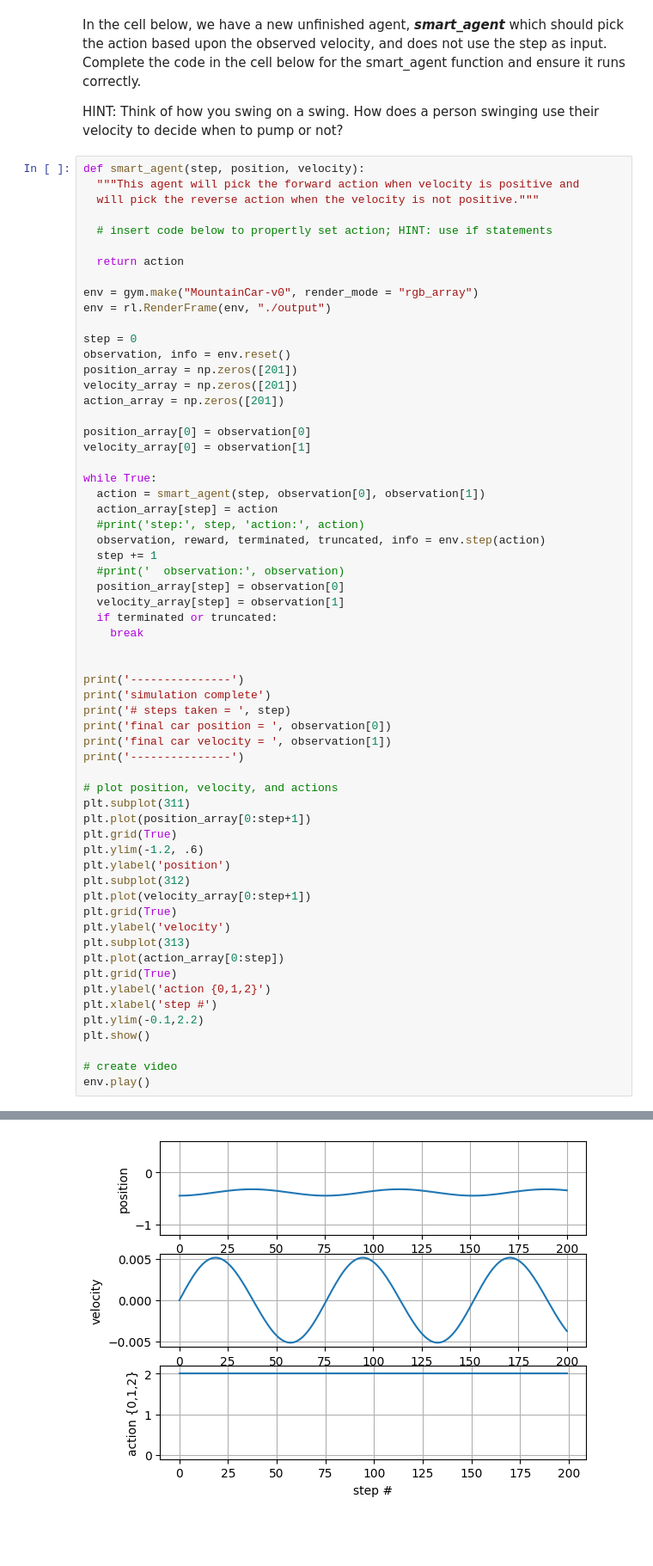
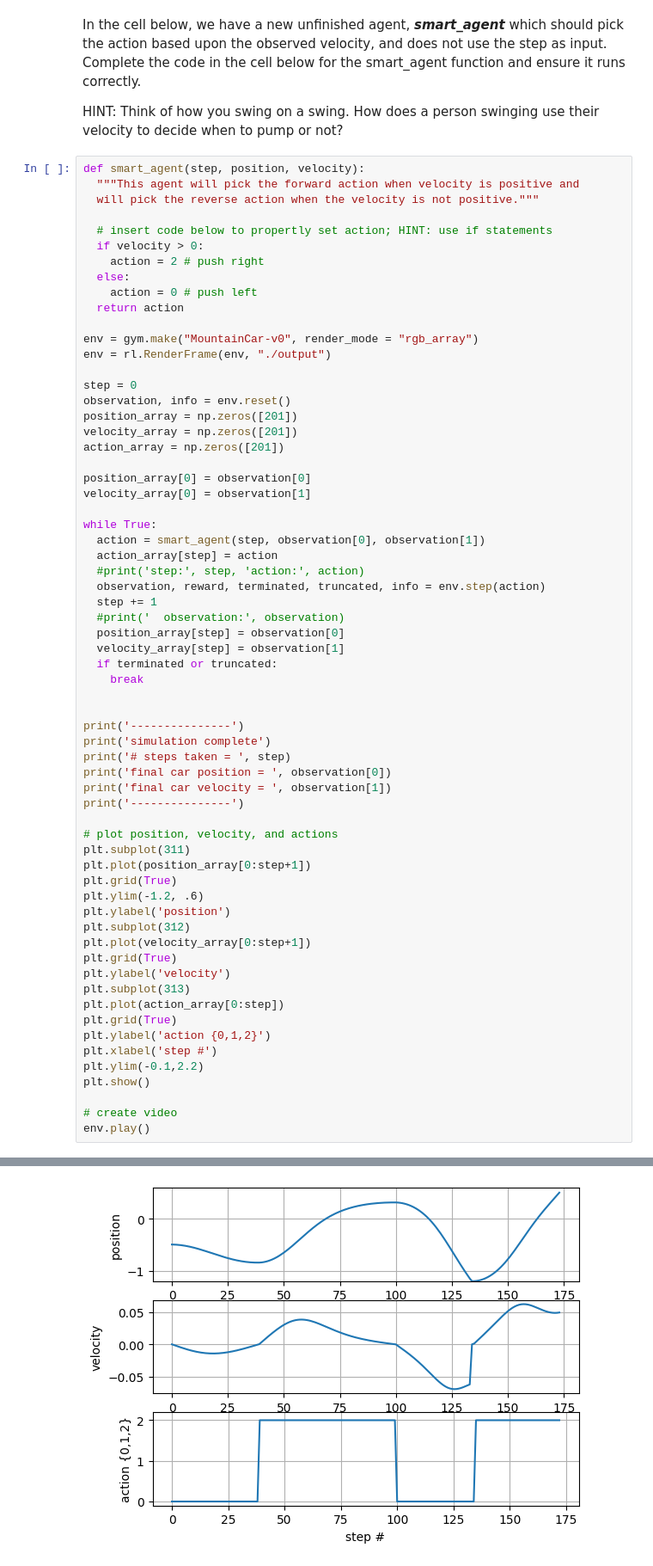
Before and after one commit to mmulready2/gymnasium_intro_mvm, a Jupyter notebook: gymnasium_intro.ipynb, the cells around one changed output, grey strips where cells are left out. Shown: that part at 86% size. Cells and saved outputs as stored; diff of their text form; blank space fills up the shorter version.

```diff
--- a/gymnasium_intro.ipynb
+++ b/gymnasium_intro.ipynb
@@ -316,7 +328,10 @@ def smart_agent(step, position, velocity):
   will pick the reverse action when the velocity is not positive."""
 
   # insert code below to propertly set action; HINT: use if statements
-
+  if velocity > 0:
+    action = 2 # push right
+  else:
+    action = 0 # push left
   return action
 
 env = gym.make("MountainCar-v0", render_mode = "rgb_array")
@@ -380,5 +395,5 @@ final car velocity =  -0.003714843
 ---------------
-[figure, old version]
+[figure, new version]
 Moviepy - Building video temp-{start}.mp4.
 Moviepy - Writing video temp-{start}.mp4
 Moviepy - Done !
```
Also changed, not shown: parts of 8 cells of this notebook.
